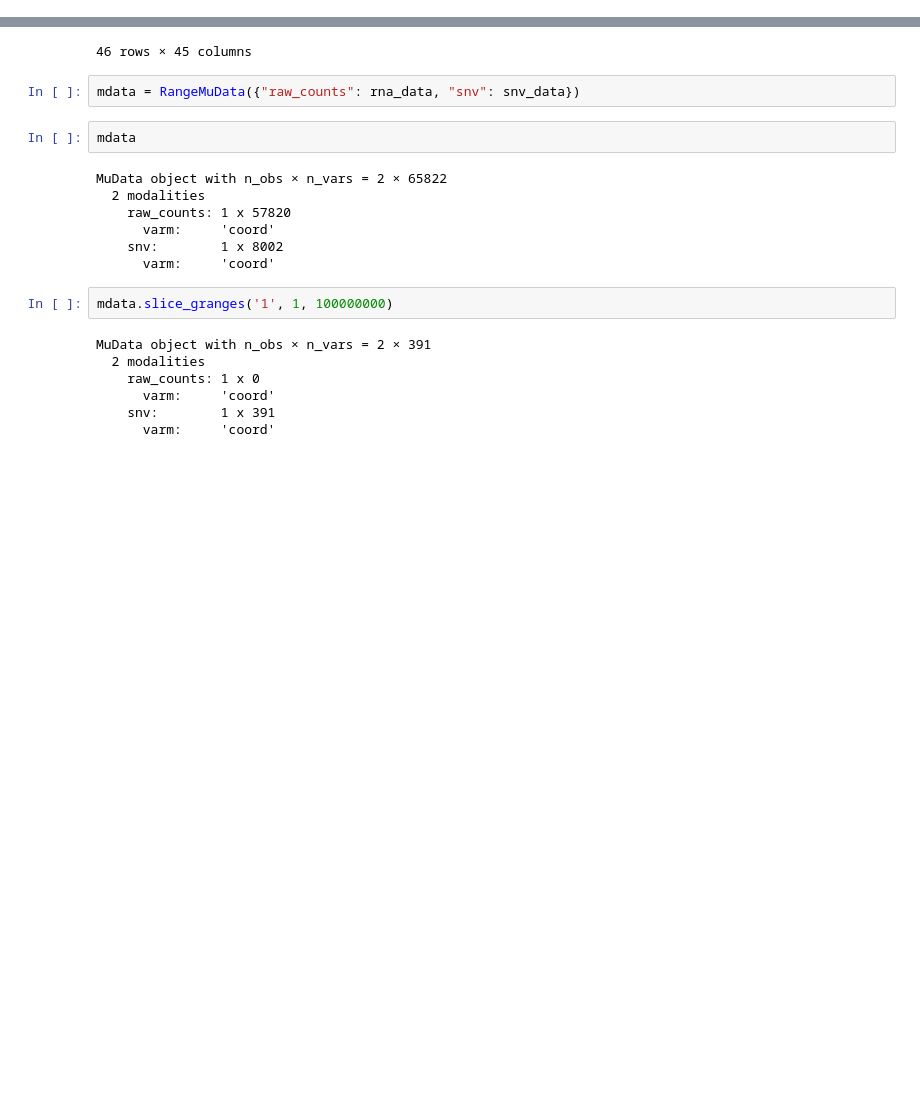
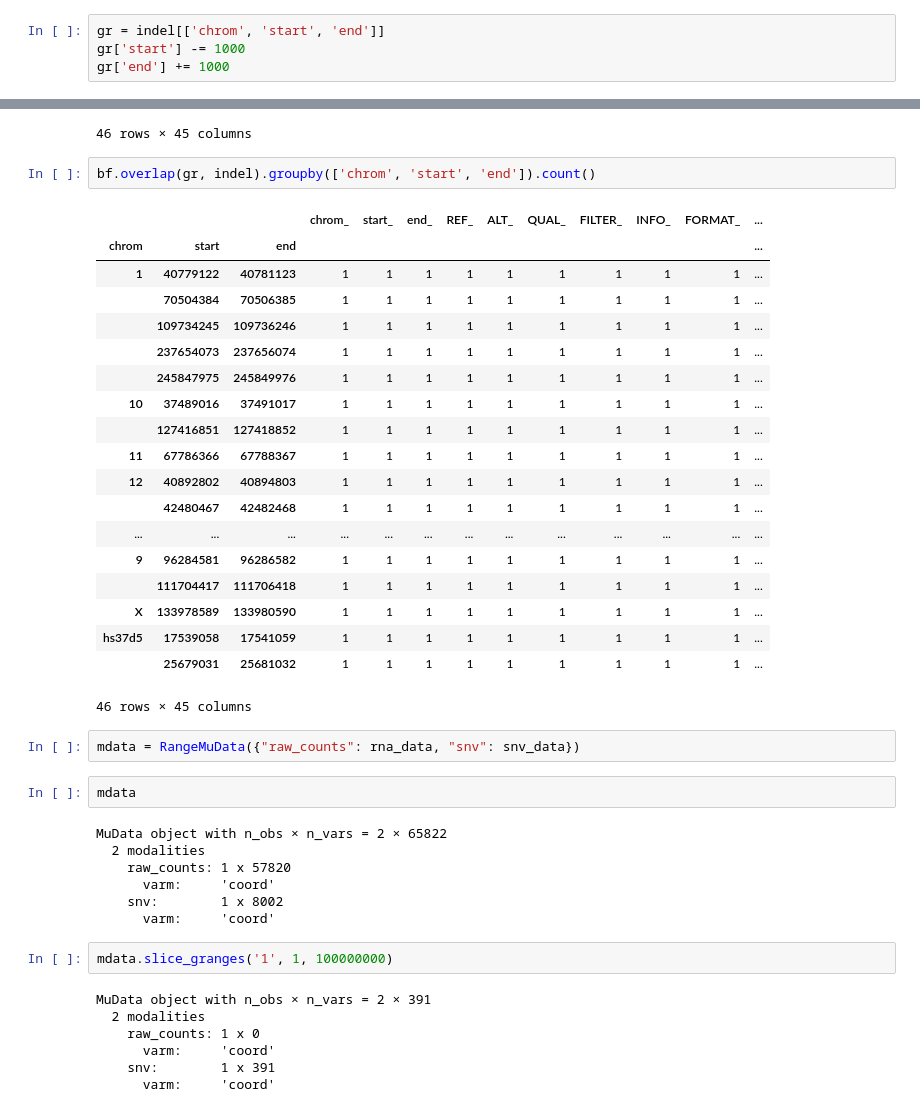
Before and after one commit to schlesnerlab/anndata-ranges, a Jupyter notebook: code/oe0260.ipynb, the cells around one changed output, grey strips where cells are left out. Cells and saved outputs as stored; diff of their text form; blank space fills up the shorter version.

Commit message:
add indel count matrix

```diff
--- a/code/oe0260.ipynb
+++ b/code/oe0260.ipynb
@@ -47,3 +48,7 @@ indel.columns = ['chrom', 'start', 'end'] + list(indel.columns[3:])
 indel['end'] = indel['start'] + 1
 # indel_data = RangeAnnData(indel[['QUAL']].transpose())
 # indel_data.set_coord(indel)
+# %%
+gr = indel[['chrom', 'start', 'end']]
+gr['start'] -= 1000
+gr['end'] += 1000
@@ -68,6 +84,28 @@ indel
 | 44 | hs37d5 | 17540058 | 17540059 | AGCCCCG | A | . | PASS | SOMATIC;BRF=0.5;FR=0.2500;HP=2;Ha... | GT:GL:GOF:GQ:NR:NV | 0/0:0.0,-5.12,-116.7:3:51:13:0 | ... | ... |
 | 45 | hs37d5 | 25680031 | 25680032 | C | CCTTCGCCAT | . | PASS | SOMATIC;BRF=0.47;FR=0.2500;HP=1;H... | GT:GL:GOF:GQ:NR:NV | 0/0:0.0,-5.07,-236.22:60:51:14:0 | ... | ... |
 46 rows × 45 columns
+# %%
+bf.overlap(gr, indel).groupby(['chrom', 'start', 'end']).count()
+# %% [output]
+|  |  |  | chrom_ | start_ | end_ | REF_ | ALT_ | QUAL_ | FILTER_ | INFO_ | FORMAT_ | ... |
+| chrom | start | end |  |  |  |  |  |  |  |  |  | ... |
+| 1 | 40779122 | 40781123 | 1 | 1 | 1 | 1 | 1 | 1 | 1 | 1 | 1 | ... |
+|  | 70504384 | 70506385 | 1 | 1 | 1 | 1 | 1 | 1 | 1 | 1 | 1 | ... |
+|  | 109734245 | 109736246 | 1 | 1 | 1 | 1 | 1 | 1 | 1 | 1 | 1 | ... |
+|  | 237654073 | 237656074 | 1 | 1 | 1 | 1 | 1 | 1 | 1 | 1 | 1 | ... |
+|  | 245847975 | 245849976 | 1 | 1 | 1 | 1 | 1 | 1 | 1 | 1 | 1 | ... |
+| 10 | 37489016 | 37491017 | 1 | 1 | 1 | 1 | 1 | 1 | 1 | 1 | 1 | ... |
+|  | 127416851 | 127418852 | 1 | 1 | 1 | 1 | 1 | 1 | 1 | 1 | 1 | ... |
+| 11 | 67786366 | 67788367 | 1 | 1 | 1 | 1 | 1 | 1 | 1 | 1 | 1 | ... |
+| 12 | 40892802 | 40894803 | 1 | 1 | 1 | 1 | 1 | 1 | 1 | 1 | 1 | ... |
+|  | 42480467 | 42482468 | 1 | 1 | 1 | 1 | 1 | 1 | 1 | 1 | 1 | ... |
+| ... | ... | ... | ... | ... | ... | ... | ... | ... | ... | ... | ... | ... |
+| 9 | 96284581 | 96286582 | 1 | 1 | 1 | 1 | 1 | 1 | 1 | 1 | 1 | ... |
+|  | 111704417 | 111706418 | 1 | 1 | 1 | 1 | 1 | 1 | 1 | 1 | 1 | ... |
+| X | 133978589 | 133980590 | 1 | 1 | 1 | 1 | 1 | 1 | 1 | 1 | 1 | ... |
+| hs37d5 | 17539058 | 17541059 | 1 | 1 | 1 | 1 | 1 | 1 | 1 | 1 | 1 | ... |
+|  | 25679031 | 25681032 | 1 | 1 | 1 | 1 | 1 | 1 | 1 | 1 | 1 | ... |
+46 rows × 45 columns
 # %%
 mdata = RangeMuData({"raw_counts": rna_data, "snv": snv_data})
 # %%
```
Also changed, not shown: parts of 6 cells of this notebook, 1 other file.
